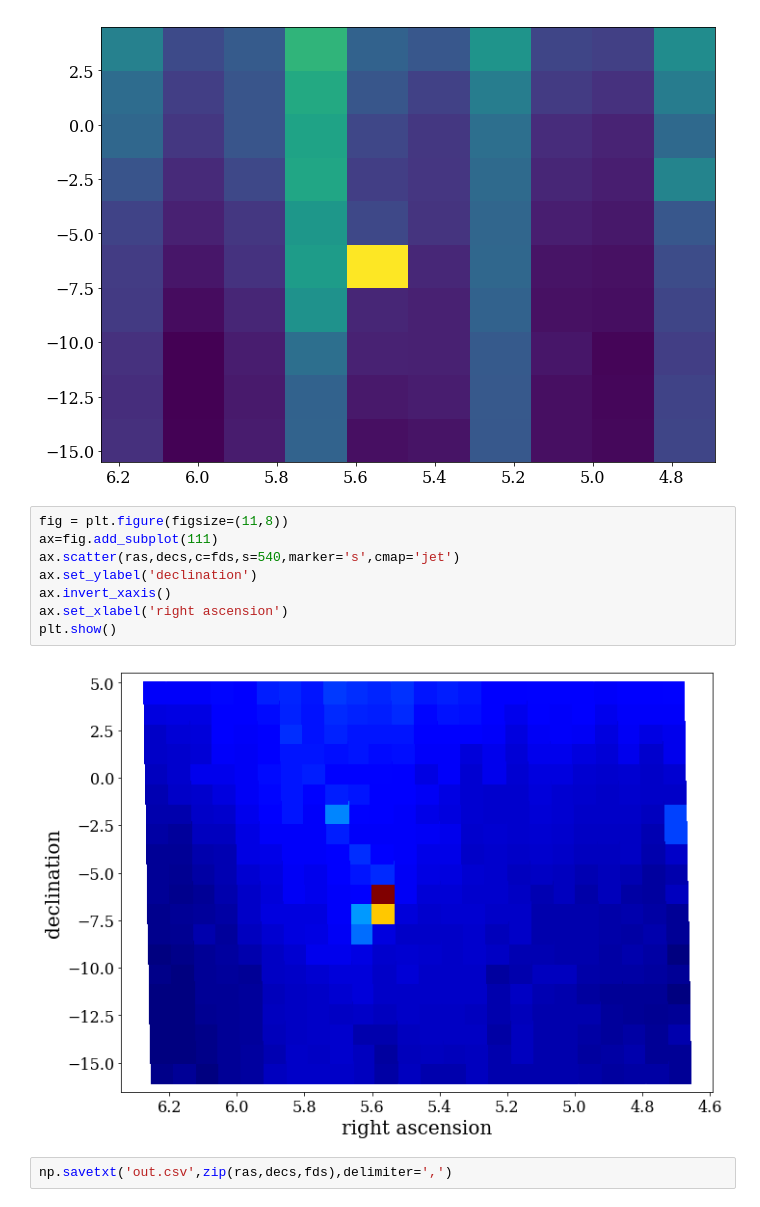
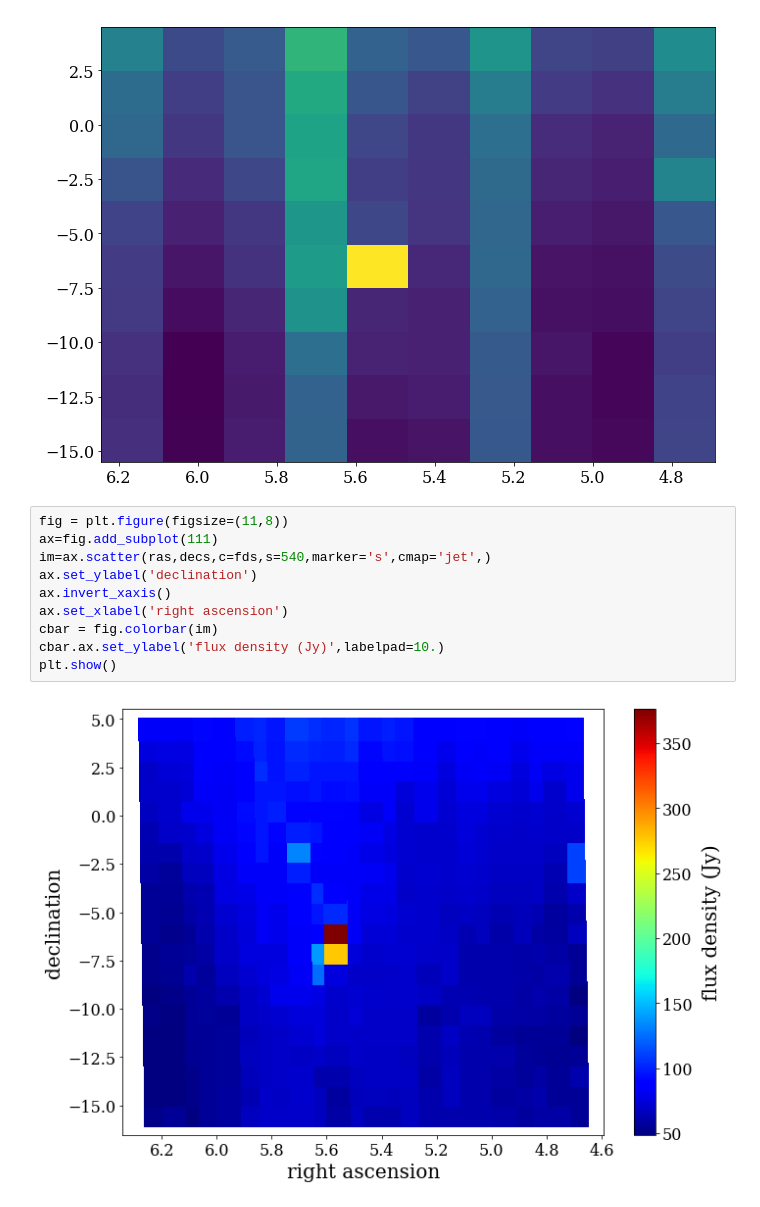
Before and after one commit to patricks1/phys343, a Jupyter notebook: gbo/gbo.ipynb, the cells around one changed output. Saved outputs shown, nothing was run; the diff lists cells and outputs as text.

Commit message:
vastly improved the heatmap

```diff
--- a/gbo/gbo.ipynb
+++ b/gbo/gbo.ipynb
@@ -40,12 +80,12 @@ plt.show()
 # %%
 fig = plt.figure(figsize=(11,8))
 ax=fig.add_subplot(111)
-ax.scatter(ras,decs,c=fds,s=540,marker='s',cmap='jet')
+im=ax.scatter(ras,decs,c=fds,s=540,marker='s',cmap='jet',)
 ax.set_ylabel('declination')
 ax.invert_xaxis()
 ax.set_xlabel('right ascension')
+cbar = fig.colorbar(im)
+cbar.ax.set_ylabel('flux density (Jy)',labelpad=10.)
 plt.show()
 # %% [output]
-[figure, old version]
+[figure, new version]
-# %%
-np.savetxt('out.csv',zip(ras,decs,fds),delimiter=',')
```
Also changed, not shown: parts of 5 cells of this notebook.
